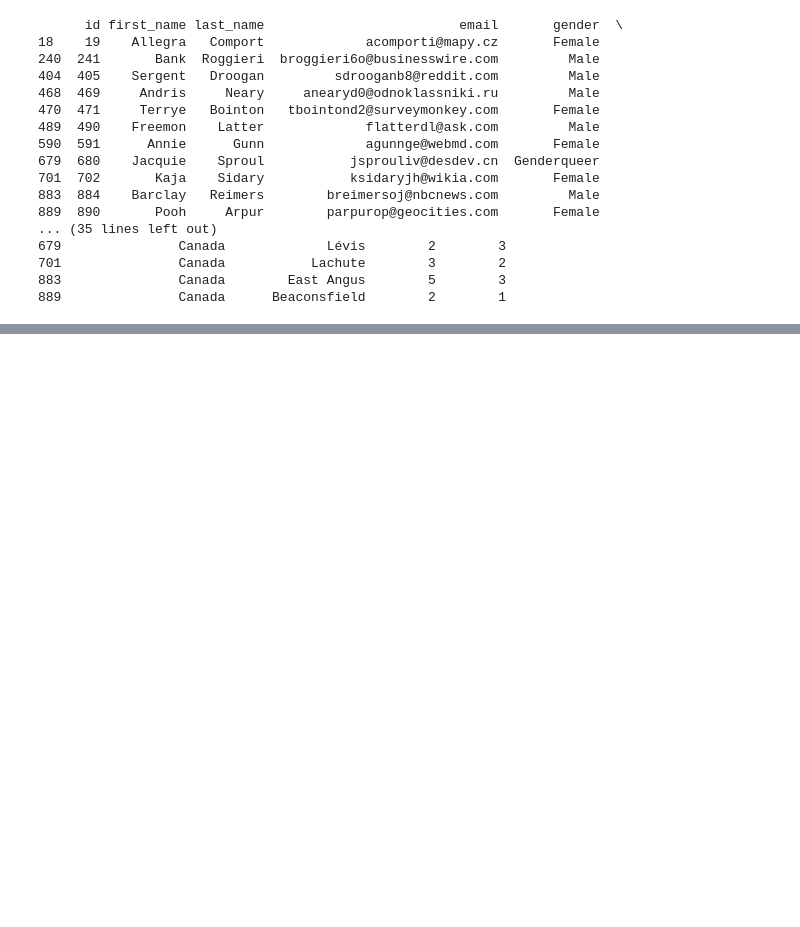
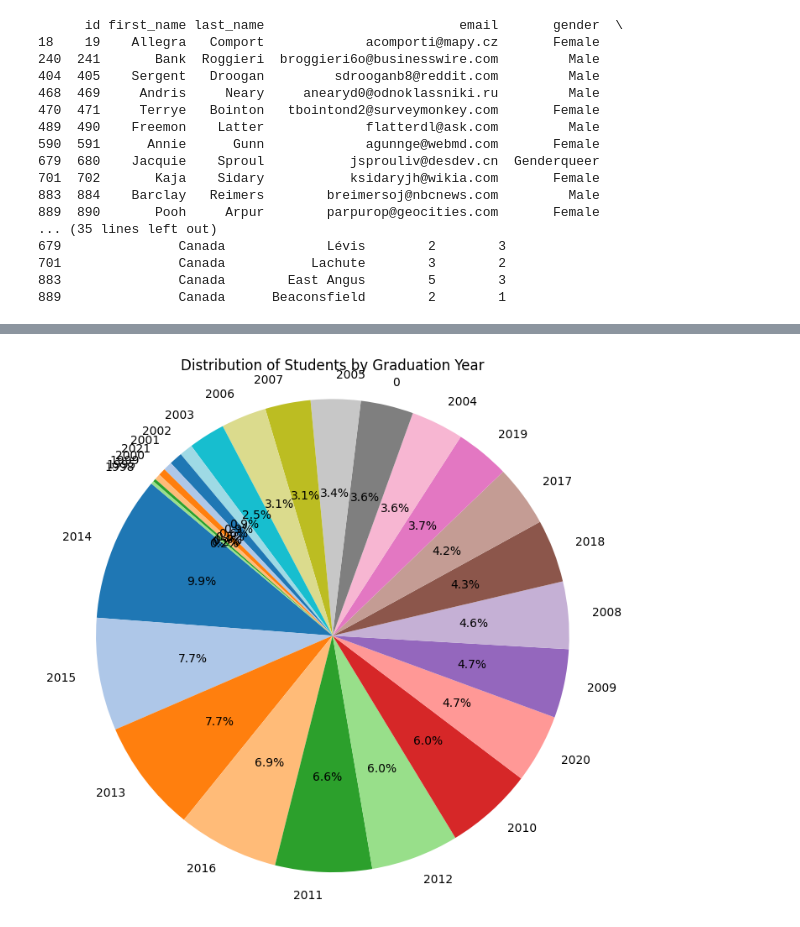
Before and after one commit to ashraf109/BBP01-107-DataAnalyzeAndVisualize, a Jupyter notebook: BBP01_107_DataAnalyzeAndVisualize.ipynb, the cells around one changed output, grey strips where cells are left out. Saved outputs shown, nothing was run; the diff lists cells and outputs as text; code cells hidden in the pictures; blank space fills up the shorter version.

```diff
--- a/BBP01_107_DataAnalyzeAndVisualize.ipynb
+++ b/BBP01_107_DataAnalyzeAndVisualize.ipynb
@@ -62,0 +103,26 @@ print(display_abroad_canada)
+# %%
+#Q5
+import pandas as pd
+import matplotlib.pyplot as plt
+
+# Load the data
+data_file = "student_data.csv"
+data = pd.read_csv(data_file)
+
+# Ensure the 'Graduation Year' column exists
+if 'graduation_date' in data.columns:
+    # Count the occurrences of each graduation year
+    year_counts = data['graduation_date'].value_counts()
+
+    # Plot the pie chart
+    plt.figure(figsize=(8, 8))
+    plt.pie(year_counts, labels=year_counts.index, autopct="%1.1f%%", startangle=140, colors=plt.cm.tab20.colors)
+    plt.title("Distribution of Students by Graduation Year")
+    plt.axis('equal')  # Equal aspect ratio ensures the pie chart is circular.
+
+    # Show the chart
+    plt.show()
+else:
+    print("The dataset does not contain a 'Graduation Year' column.")
+# %% [output]
+[figure, added]
```
Also changed, not shown: parts of 3 cells of this notebook.
